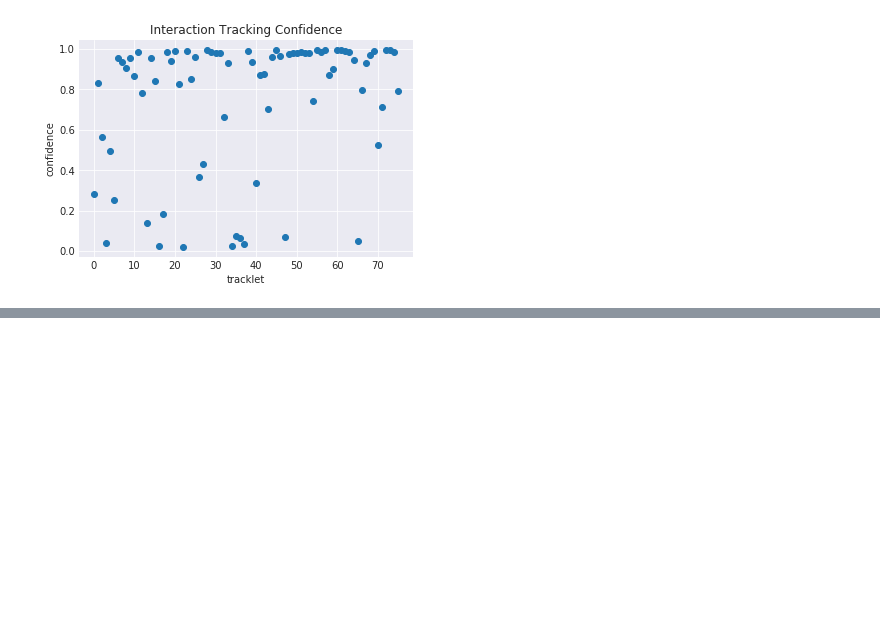
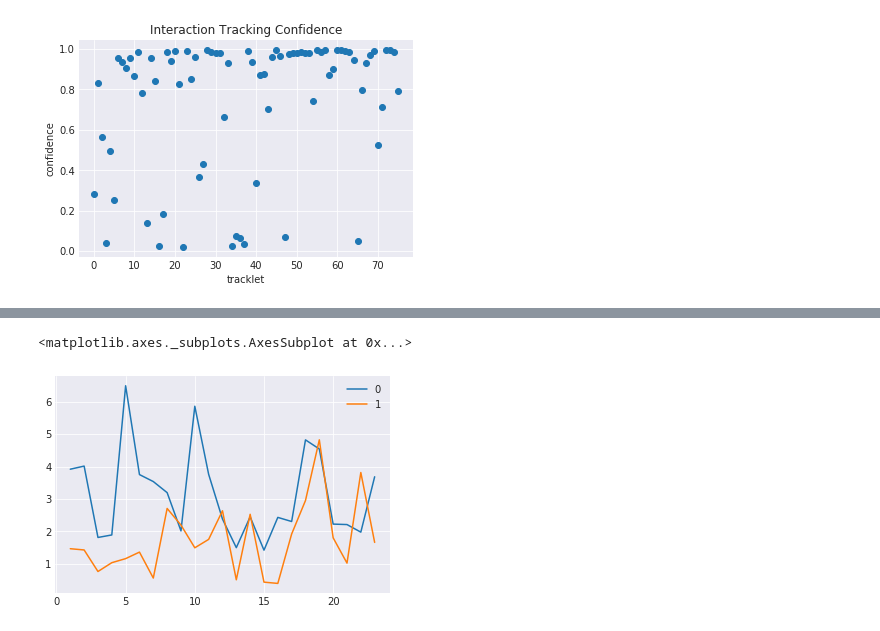
Before and after one commit to Flipajs/FERDA, a Jupyter notebook: scripts/CNN/interactions_detection_tracking.ipynb, the cells around one changed output, grey strips where cells are left out. Drawn from its saved outputs; the diff is of its cells as text; code cells hidden in the pictures; blank space fills up the shorter version.

```diff
--- a/scripts/CNN/interactions_detection_tracking.ipynb
+++ b/scripts/CNN/interactions_detection_tracking.ipynb
@@ -346,0 +390,5 @@ _ = plt.title('Interaction Tracking Confidence')
+# %%
+costs[['0', '1']].plot()
+# %% [output]
+<matplotlib.axes._subplots.AxesSubplot at 0x...>
+[figure, added]
```
Also changed, not shown: parts of 4 cells of this notebook.
